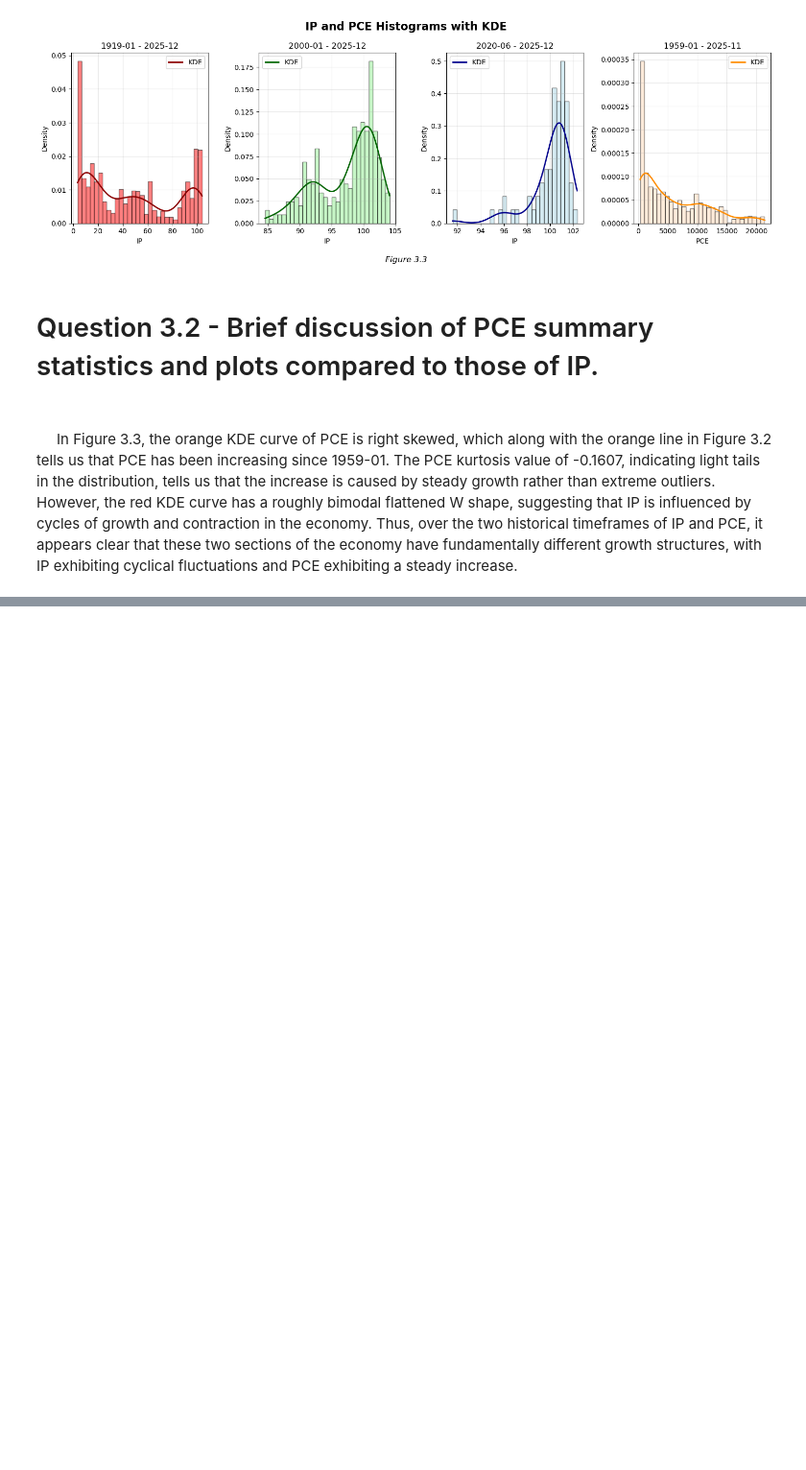
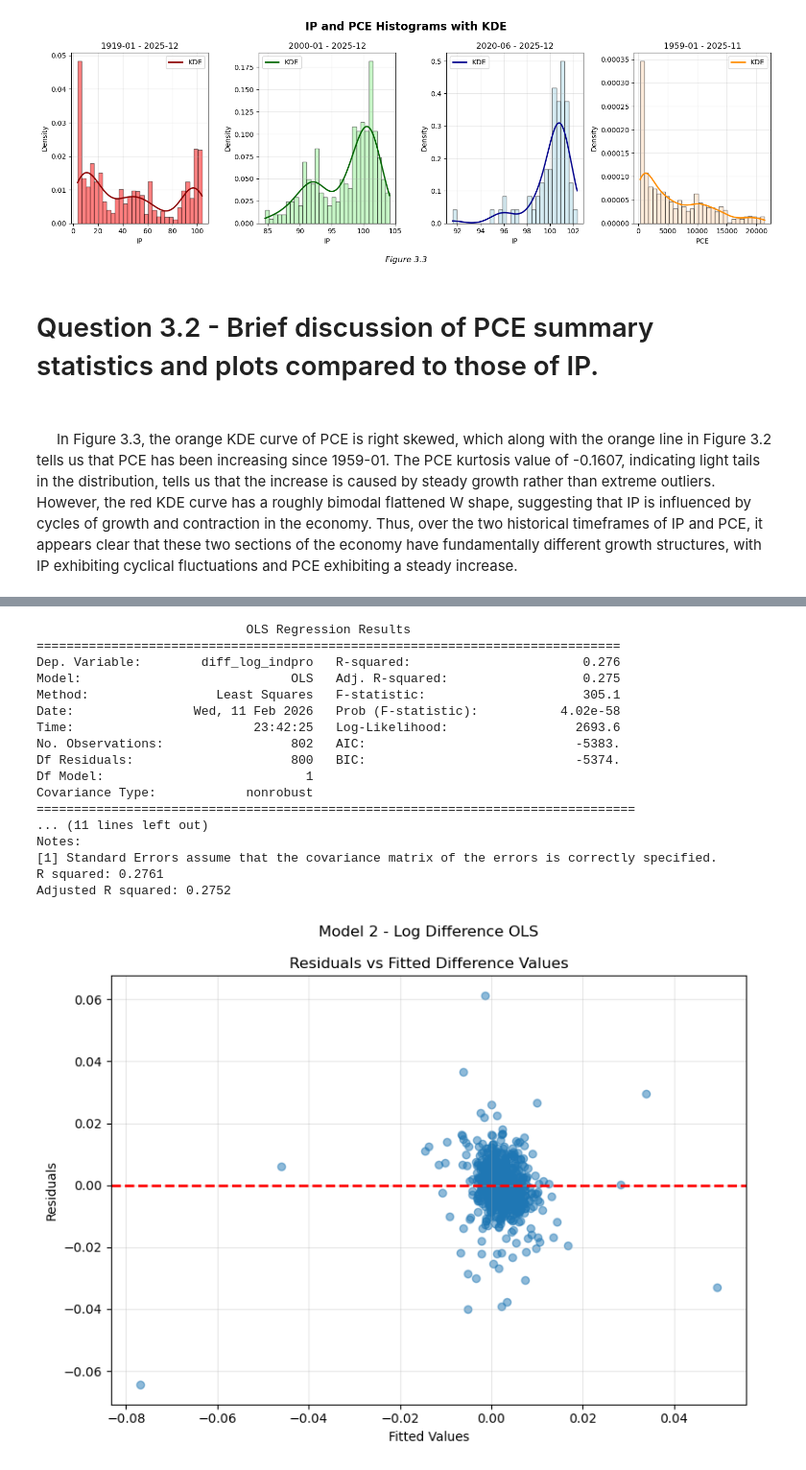
Before and after one commit to Vazquez-Michael-V/570_homework, a Jupyter notebook: assignment_1/assignment_1.ipynb, the cells around one changed output, grey strips where cells are left out. Shown at 96% size. Saved outputs shown, nothing was run; the diff lists cells and outputs as text; code cells hidden in the pictures; blank space fills up the shorter version.

Commit message:
Completed questions 4 and 5.

```diff
--- a/assignment_1/assignment_1.ipynb
+++ b/assignment_1/assignment_1.ipynb
@@ -877,0 +1016,51 @@ plt.show()
+# %%
+# Let's attempt to address the autocorrelation issue by creating a difference model.
+
+# Create the difference columns using the log columns from Question 5.1.
+df_all_ip_pce = df_all_ip_pce.assign(
+    diff_log_indpro = df_all_ip_pce['log_indpro'].diff(),
+    diff_log_pce = df_all_ip_pce['log_pce'].diff()
+)
+
+# Don't want nans in the model.
+df_diff = df_all_ip_pce.dropna(subset=['diff_log_indpro', 'diff_log_pce'])
+
+# Fit model on differenced data
+model_diff = smf.ols('diff_log_indpro ~ diff_log_pce', data=df_diff).fit()
+print(model_diff.summary())
+
+# Get the R squared and adjusted R squared.
+r_sq = np.round(model_diff.rsquared, 4)
+print(f"R squared: {r_sq}")
+r_sq_adj = np.round(model_diff.rsquared_adj, 4)
+print(f"Adjusted R squared: {r_sq_adj}")
+
+# Plot the residuals.
+plt.figure(figsize=(8, 6))
+plt.scatter(model_diff.fittedvalues, model_diff.resid, alpha=0.5)
+plt.axhline(0, color='red', linestyle='--', linewidth=2)
+plt.xlabel('Fitted Values')
+plt.ylabel('Residuals')
+plt.title('Model 2 - Log Difference OLS\n\nResiduals vs Fitted Difference Values')
+plt.grid(True, alpha=0.3)
+plt.tight_layout()
+plt.show()
+# %% [output]
+                            OLS Regression Results
+==============================================================================
+Dep. Variable:        diff_log_indpro   R-squared:                       0.276
+Model:                            OLS   Adj. R-squared:                  0.275
+Method:                 Least Squares   F-statistic:                     305.1
+Date:                Wed, 11 Feb 2026   Prob (F-statistic):           4.02e-58
+Time:                        23:42:25   Log-Likelihood:                 2693.6
+No. Observations:                 802   AIC:                            -5383.
+Df Residuals:                     800   BIC:                            -5374.
+Df Model:                           1
+Covariance Type:            nonrobust
+================================================================================
+... (11 lines left out)
+Notes:
+[1] Standard Errors assume that the covariance matrix of the errors is correctly specified.
+R squared: 0.2761
+Adjusted R squared: 0.2752
+[figure, added]
```
Also changed, not shown: parts of 13 cells of this notebook.
